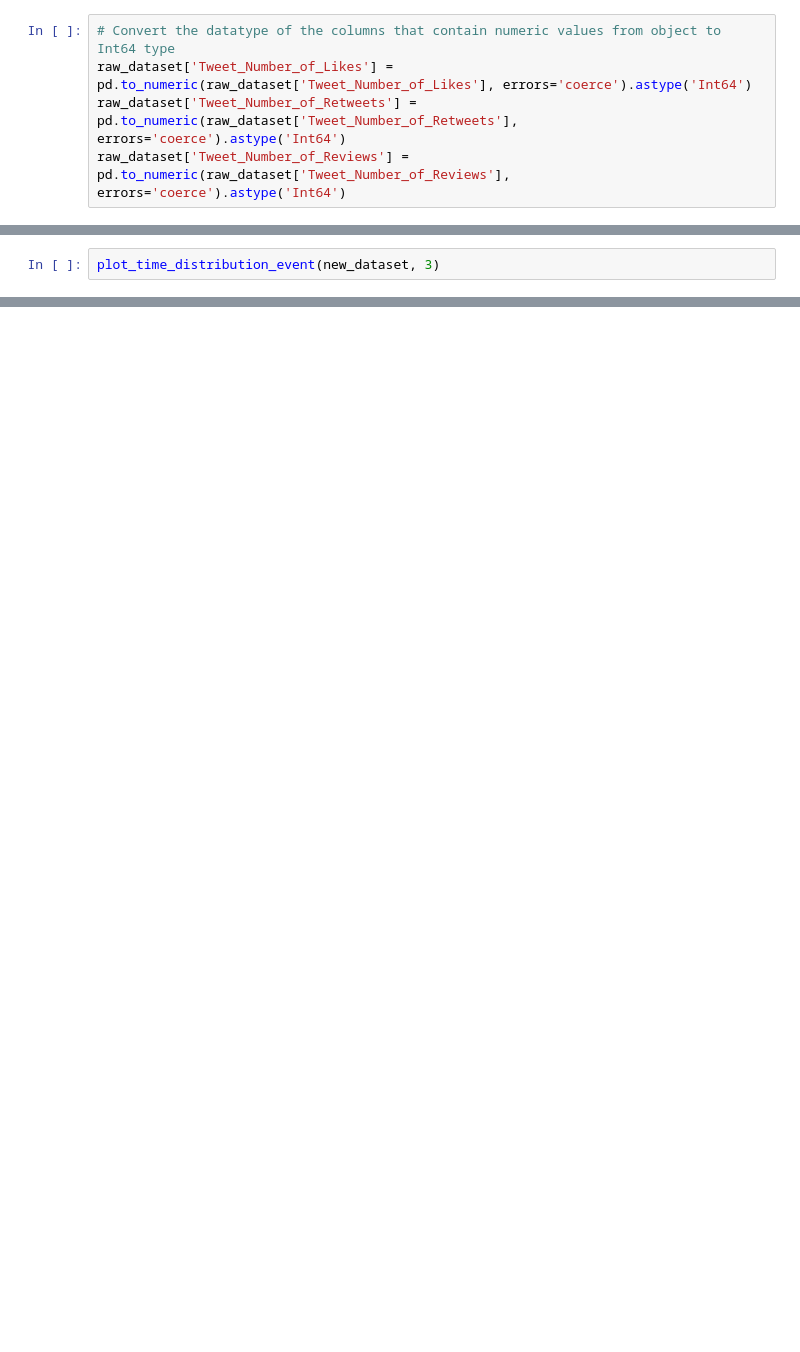
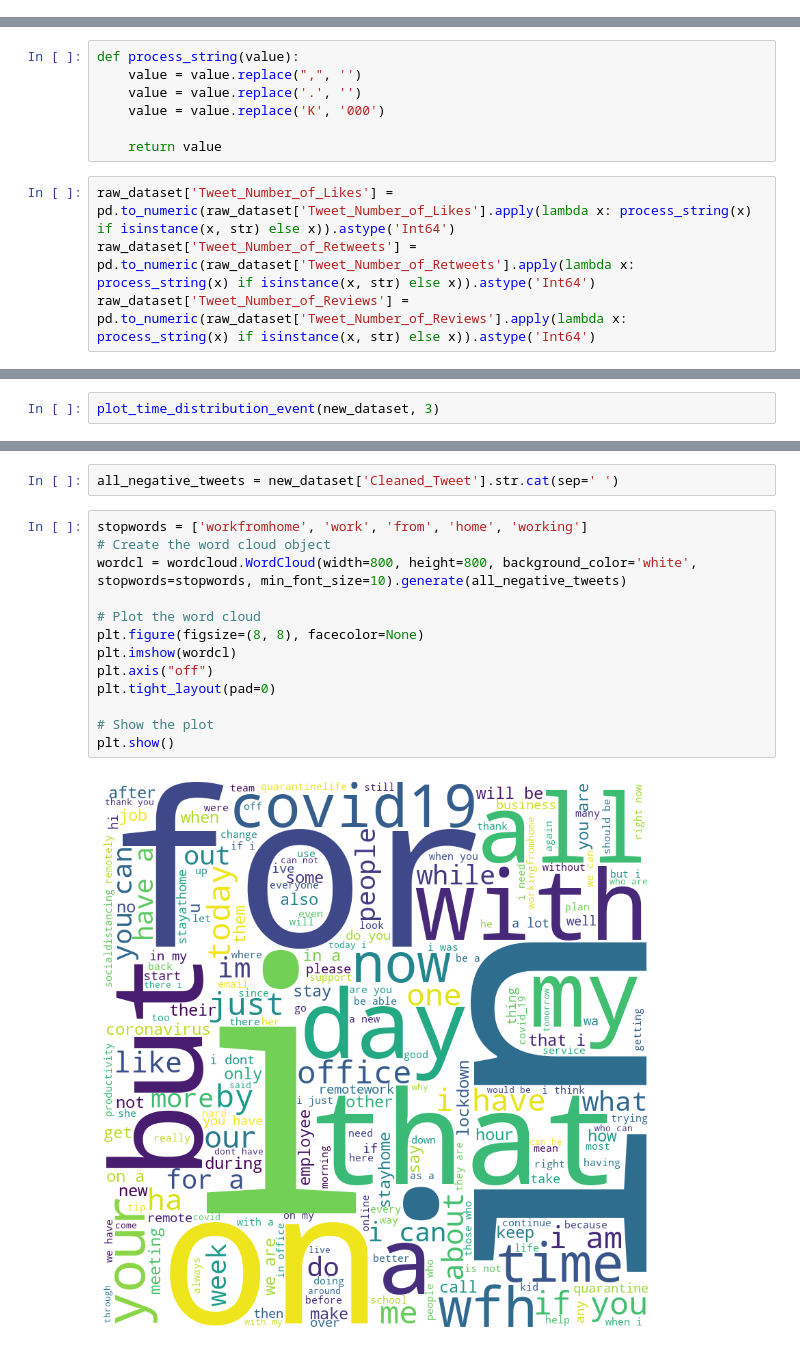
Before and after one commit to CristinaPetrachee/SentimentAnalysis-WFH, a Jupyter notebook: proiect.ipynb, the cells around one changed output, grey strips where cells are left out. Drawn from its saved outputs; the diff is of its cells as text; blank space fills up the shorter version.

```diff
--- a/proiect.ipynb
+++ b/proiect.ipynb
@@ -129,8 +130,3 @@ Tweet_Number_of_Likes        object
 Tweet_Number_of_Retweets     object
 Tweet_Number_of_Reviews     float64
 dtype: object
-# %%
-# Convert the datatype of the columns that contain numeric values from object to Int64 type
-raw_dataset['Tweet_Number_of_Likes'] = pd.to_numeric(raw_dataset['Tweet_Number_of_Likes'], errors='coerce').astype('Int64')
-raw_dataset['Tweet_Number_of_Retweets'] = pd.to_numeric(raw_dataset['Tweet_Number_of_Retweets'], errors='coerce').astype('Int64')
-raw_dataset['Tweet_Number_of_Reviews'] = pd.to_numeric(raw_dataset['Tweet_Number_of_Reviews'], errors='coerce').astype('Int64')
@@ -139,3 +133,14 @@ raw_dataset['Tweet_Number_of_Reviews'] = pd.to_numeric(raw_dataset['Tweet_Number
+# %%
+def process_string(value):
+    value = value.replace(",", '')
+    value = value.replace('.', '')
+    value = value.replace('K', '000')
+
+    return value
+# %%
+raw_dataset['Tweet_Number_of_Likes'] = pd.to_numeric(raw_dataset['Tweet_Number_of_Likes'].apply(lambda x: process_string(x) if isinstance(x, str) else x)).astype('Int64')
+raw_dataset['Tweet_Number_of_Retweets'] = pd.to_numeric(raw_dataset['Tweet_Number_of_Retweets'].apply(lambda x: process_string(x) if isinstance(x, str) else x)).astype('Int64')
+raw_dataset['Tweet_Number_of_Reviews'] = pd.to_numeric(raw_dataset['Tweet_Number_of_Reviews'].apply(lambda x: process_string(x) if isinstance(x, str) else x)).astype('Int64')
 # %%
 raw_dataset['Tweet_Time'] = pd.to_datetime(raw_dataset['Tweet_Time'], format='%d-%m-%y %H:%M')
 # %% [markdown]
@@ -450,0 +579,17 @@ plot_time_distribution_event(new_dataset, 3)
+# %%
+all_negative_tweets = new_dataset['Cleaned_Tweet'].str.cat(sep=' ')
+# %%
+stopwords = ['workfromhome', 'work', 'from', 'home', 'working']
+# Create the word cloud object
+wordcl = wordcloud.WordCloud(width=800, height=800, background_color='white', stopwords=stopwords, min_font_size=10).generate(all_negative_tweets)
+
+# Plot the word cloud
+plt.figure(figsize=(8, 8), facecolor=None)
+plt.imshow(wordcl)
+plt.axis("off")
+plt.tight_layout(pad=0)
+
+# Show the plot
+plt.show()
+# %% [output]
+[figure, added]
```
Also changed, not shown: parts of 24 cells of this notebook, 1 other file.
